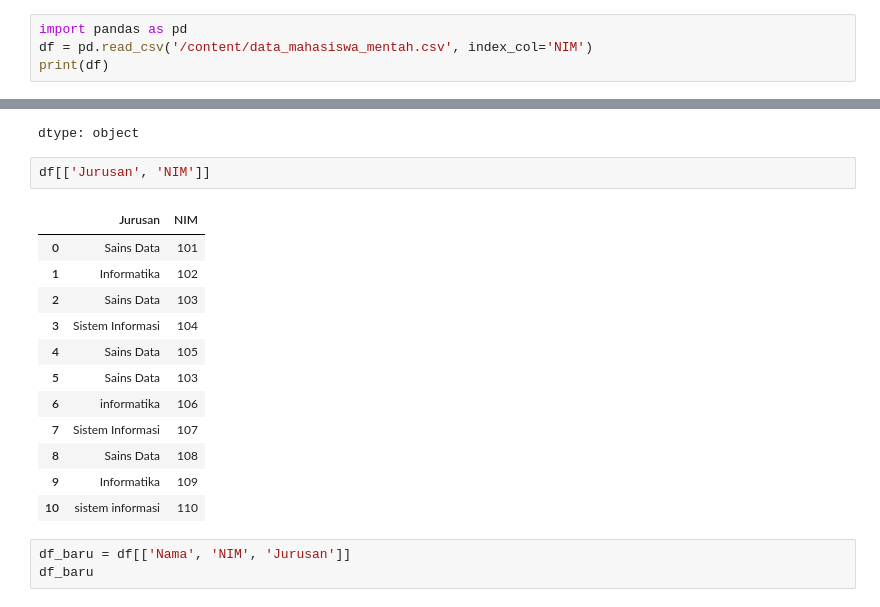
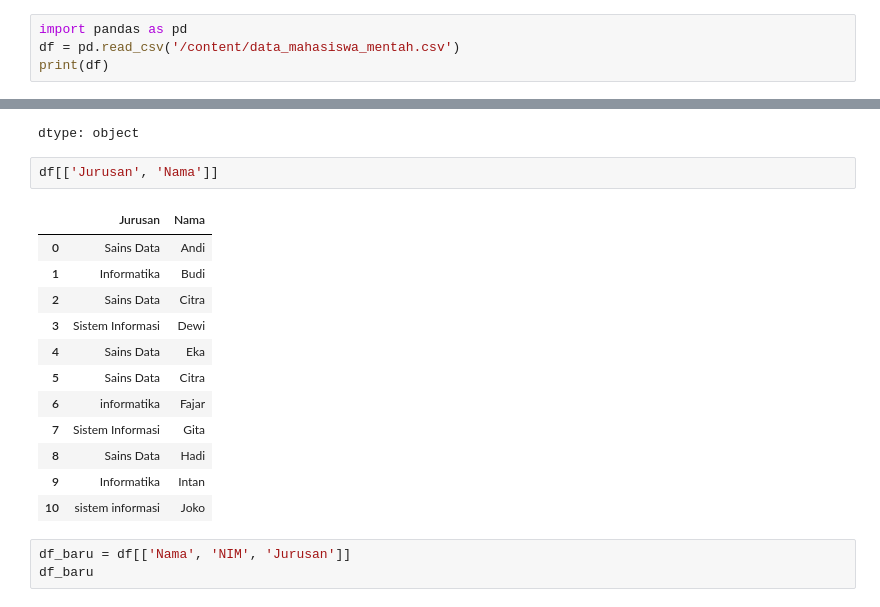
Before and after one commit to Karelptrp/source-code-smt2, a Jupyter notebook: matkul pak bisrul.ipynb, the cells around one changed output, grey strips where cells are left out. Drawn from its saved outputs; the diff is of its cells as text.

```diff
--- a/matkul pak bisrul.ipynb
+++ b/matkul pak bisrul.ipynb
@@ -742,6 +578,6 @@ sp.solve(sp.Eq(x**2 - 4, 0))
 $\displaystyle \left[ -2, \  2\right]$
 # %%
 import pandas as pd
-df = pd.read_csv('/content/data_mahasiswa_mentah.csv', index_col='NIM')
+df = pd.read_csv('/content/data_mahasiswa_mentah.csv')
 print(df)
 # %% [output]
@@ -823,20 +656,20 @@ df['Jurusan']
 | 10 | sistem informasi |
 dtype: object
 # %%
-df[['Jurusan', 'NIM']]
+df[['Jurusan', 'Nama']]
 # %% [output]
-|  | Jurusan | NIM |
-| 0 | Sains Data | 101 |
-| 1 | Informatika | 102 |
-| 2 | Sains Data | 103 |
-| 3 | Sistem Informasi | 104 |
-| 4 | Sains Data | 105 |
-| 5 | Sains Data | 103 |
-| 6 | informatika | 106 |
-| 7 | Sistem Informasi | 107 |
-| 8 | Sains Data | 108 |
-| 9 | Informatika | 109 |
-| 10 | sistem informasi | 110 |
+|  | Jurusan | Nama |
+| 0 | Sains Data | Andi |
+| 1 | Informatika | Budi |
+| 2 | Sains Data | Citra |
+| 3 | Sistem Informasi | Dewi |
+| 4 | Sains Data | Eka |
+| 5 | Sains Data | Citra |
+| 6 | informatika | Fajar |
+| 7 | Sistem Informasi | Gita |
+| 8 | Sains Data | Hadi |
+| 9 | Informatika | Intan |
+| 10 | sistem informasi | Joko |
 # %%
 df_baru = df[['Nama', 'NIM', 'Jurusan']]
 df_baru
```
Also changed, not shown: parts of 59 cells of this notebook.
